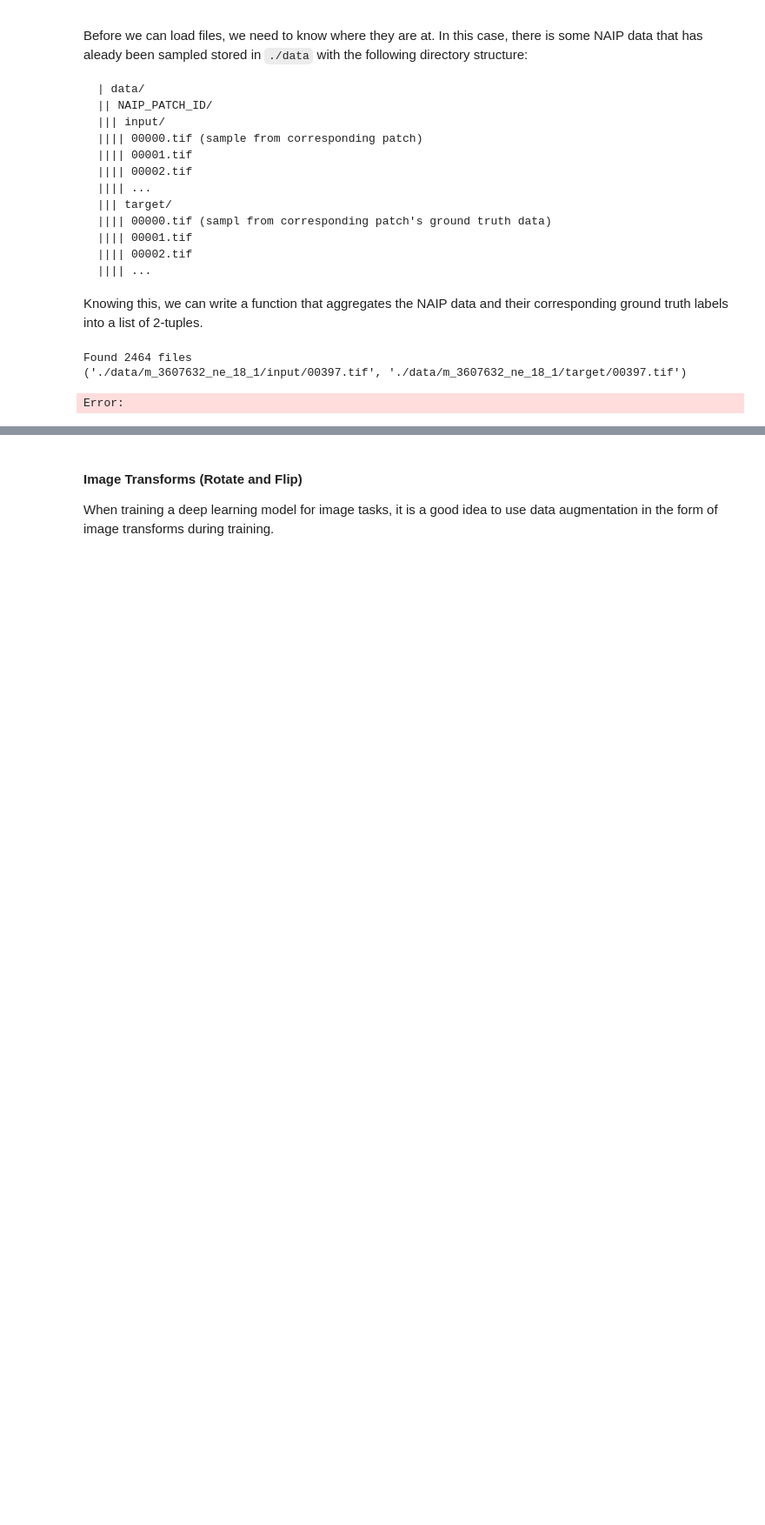
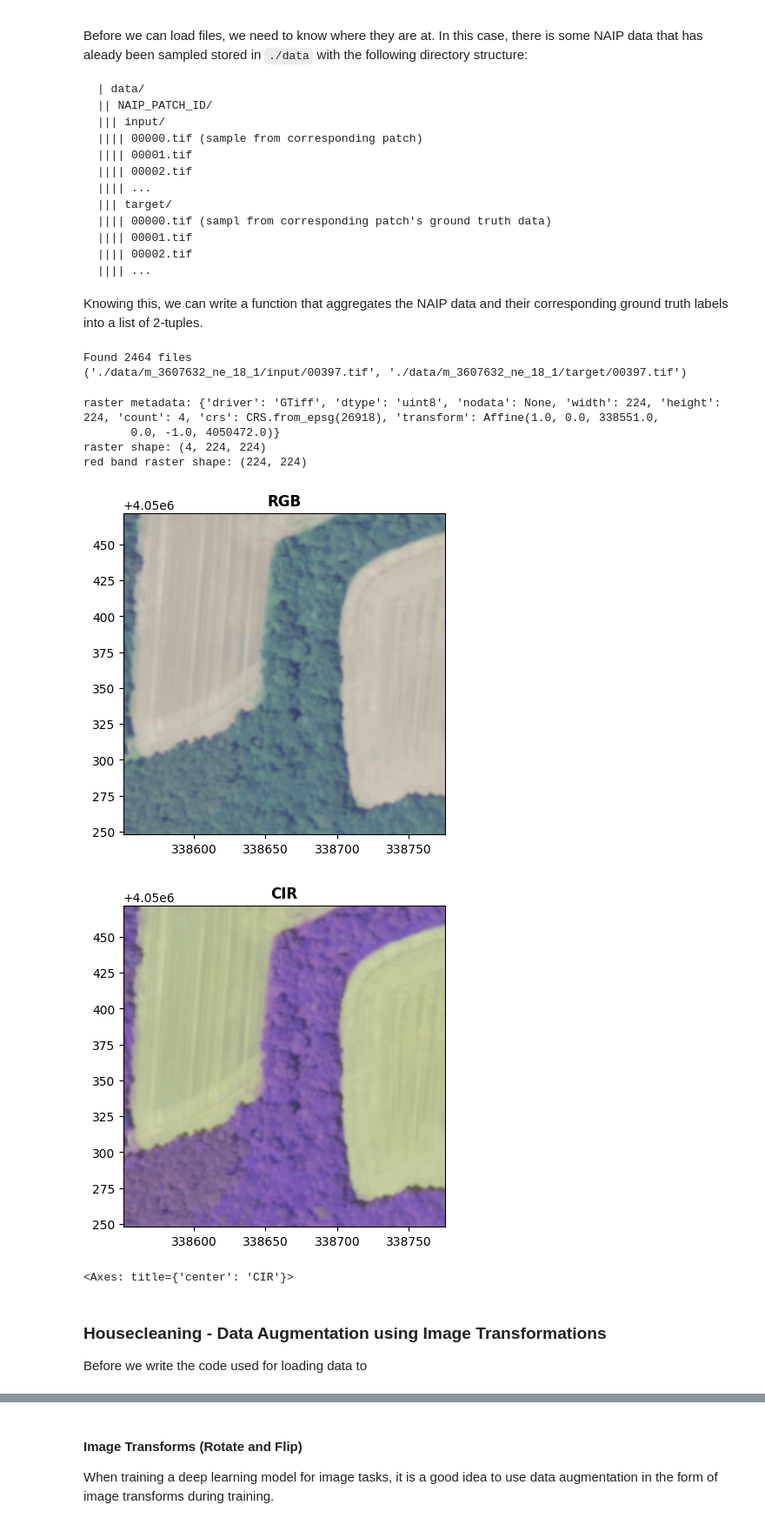
Before and after one commit to DakotaHester/NAIP_UNet_Example, a Jupyter notebook: main.ipynb, the cells around one changed output, grey strips where cells are left out. Shown at 87% size. Saved outputs shown, nothing was run; the diff lists cells and outputs as text; code cells hidden in the pictures; blank space fills up the shorter version.

Commit message:
add more data stuff, start testing model

```diff
--- a/main.ipynb
+++ b/main.ipynb
@@ -75,20 +75,34 @@ Found 2464 files
 # %%
 import rasterio
 import numpy as np
+from rasterio.plot import show
 
-src_file = './data/m_3607626_ne_18_1/input/00000.tif'
+src_file = './data/m_3607626_ne_18_1/input/00555.tif'
 with rasterio.open(src_file) as src:
     meta = src.meta # grab geo metadata
     data = src.read() # grab raster data (as numpy array)
     red_band = src.read(1) # only grab red band (as numpy array)
 
 print('raster metadata:', meta)
 print('raster shape:', data.shape)
 print('red band raster shape:', red_band.shape)
 
-rasterio.plot.show(data, transform=meta['transform'])
+data_rgb = data[:3]
+show(data_rgb, transform=meta['transform'], vmin=0, vmax=255, title='RGB')
+data_cir = data[[1, 0, 3], :, :] # grab only the G R NIR bands
+show(data_cir, transform=meta['transform'], vmin=0, vmax=255, title='CIR')
 # %% [output]
-Error:
+raster metadata: {'driver': 'GTiff', 'dtype': 'uint8', 'nodata': None, 'width': 224, 'height': 224, 'count': 4, 'crs': CRS.from_epsg(26918), 'transform': Affine(1.0, 0.0, 338551.0,
+       0.0, -1.0, 4050472.0)}
+raster shape: (4, 224, 224)
+red band raster shape: (224, 224)
+[figure, added]
+[figure, added]
+<Axes: title={'center': 'CIR'}>
+# %% [markdown]
+### Housecleaning - Data Augmentation using Image Transformations
+
+Before we write the code used for loading data to
 # %% [markdown]
 ### Creating a Dataset class
 
```
Also changed, not shown: parts of 4 cells of this notebook.
